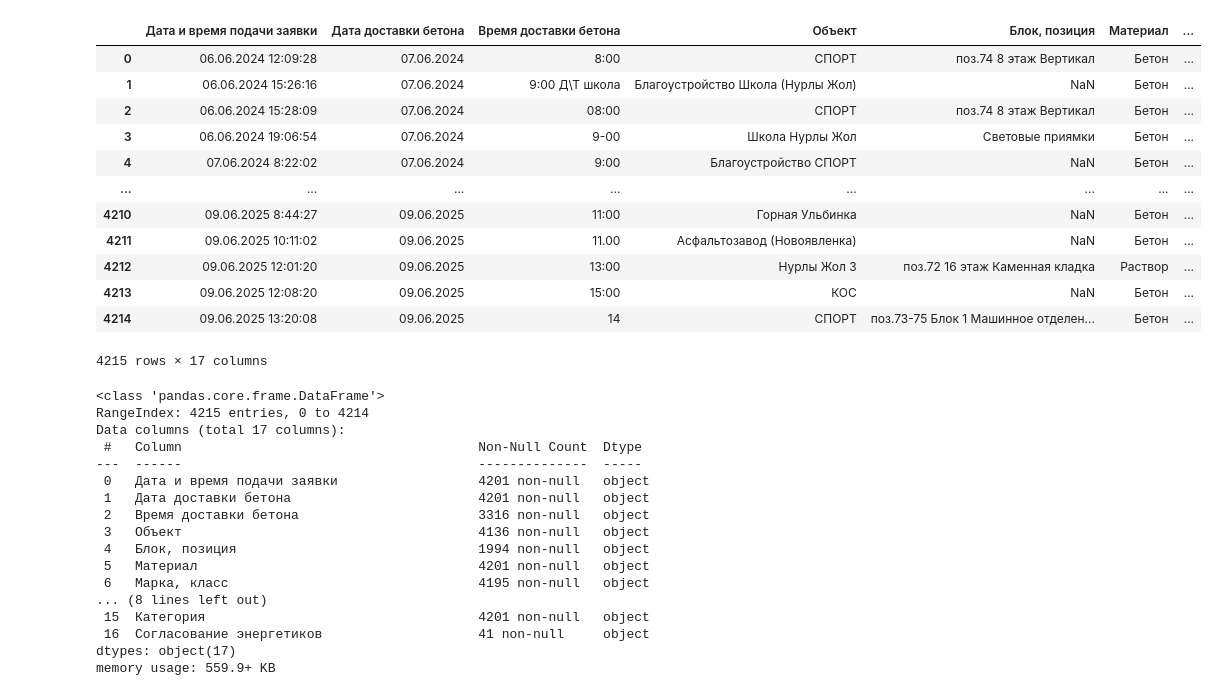
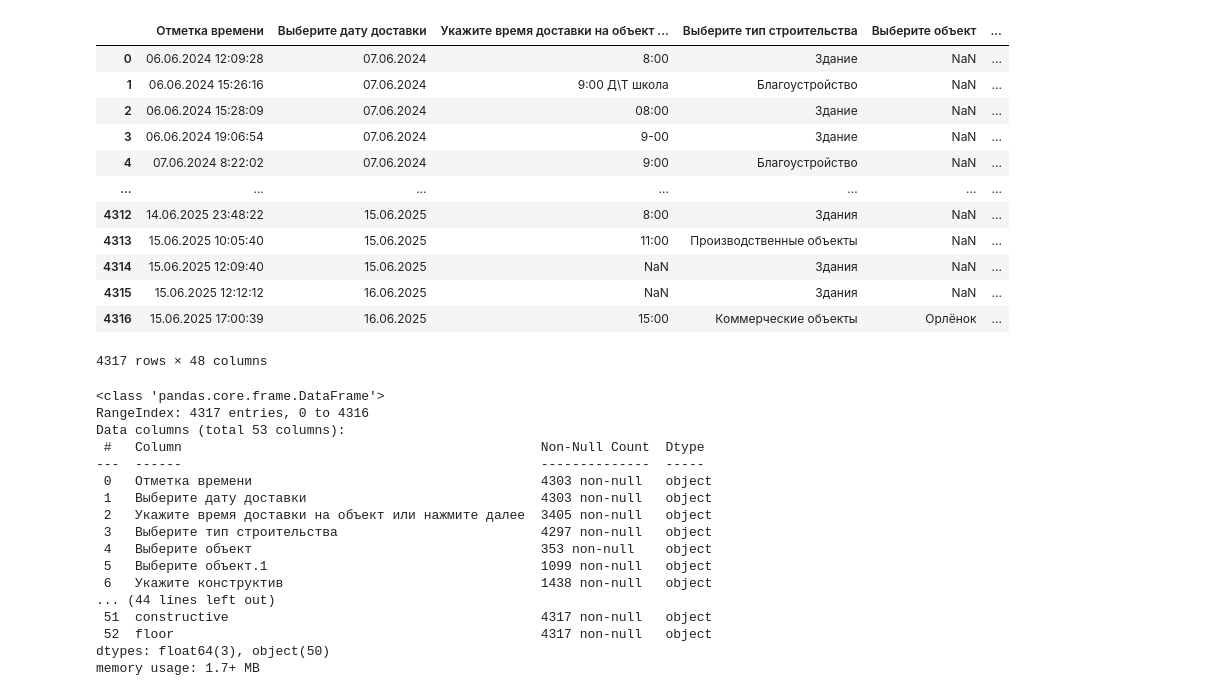
Before and after one commit to Andrefan1406/ds_projects, a Jupyter notebook: concrete_delays/Untitled.ipynb, the cells around one changed output. Cells and saved outputs as stored; diff of their text form; code cells hidden in the pictures.

```diff
--- a/concrete_delays/Untitled.ipynb
+++ b/concrete_delays/Untitled.ipynb
@@ -4,37 +3,37 @@ import re
 # %%
-df = pd.read_csv('https://docs.google.com/spreadsheets/d/e/2PACX-1vQYF7LcaaZJQNEdQ502p8vkRTnvXn2xUHENQdTwRL2zOgM26uAgnyfgxvbzjZVE7eY0W99Somk5FhTd/pub?gid=61989395&single=true&output=csv')
+df = pd.read_csv('https://docs.google.com/spreadsheets/d/e/2PACX-1vQYF7LcaaZJQNEdQ502p8vkRTnvXn2xUHENQdTwRL2zOgM26uAgnyfgxvbzjZVE7eY0W99Somk5FhTd/pub?gid=655205162&single=true&output=csv')
 df
 # %% [output]
-|  | Дата и время подачи заявки | Дата доставки бетона | Время доставки бетона | Объект | Блок, позиция | Материал | ... |
-| 0 | 06.06.2024 12:09:28 | 07.06.2024 | 8:00 | СПОРТ | поз.74 8 этаж Вертикал | Бетон | ... |
-| 1 | 06.06.2024 15:26:16 | 07.06.2024 | 9:00 Д\Т школа | Благоустройство Школа (Нурлы Жол) | NaN | Бетон | ... |
-| 2 | 06.06.2024 15:28:09 | 07.06.2024 | 08:00 | СПОРТ | поз.74 8 этаж Вертикал | Бетон | ... |
-| 3 | 06.06.2024 19:06:54 | 07.06.2024 | 9-00 | Школа Нурлы Жол | Световые приямки | Бетон | ... |
-| 4 | 07.06.2024 8:22:02 | 07.06.2024 | 9:00 | Благоустройство СПОРТ | NaN | Бетон | ... |
-| ... | ... | ... | ... | ... | ... | ... | ... |
-| 4210 | 09.06.2025 8:44:27 | 09.06.2025 | 11:00 | Горная Ульбинка | NaN | Бетон | ... |
-| 4211 | 09.06.2025 10:11:02 | 09.06.2025 | 11.00 | Асфальтозавод (Новоявленка) | NaN | Бетон | ... |
-| 4212 | 09.06.2025 12:01:20 | 09.06.2025 | 13:00 | Нурлы Жол 3 | поз.72 16 этаж Каменная кладка | Раствор | ... |
-| 4213 | 09.06.2025 12:08:20 | 09.06.2025 | 15:00 | КОС | NaN | Бетон | ... |
-| 4214 | 09.06.2025 13:20:08 | 09.06.2025 | 14 | СПОРТ | поз.73-75 Блок 1 Машинное отделен... | Бетон | ... |
+|  | Отметка времени | Выберите дату доставки | Укажите время доставки на объект ... | Выберите тип строительства | Выберите объект | ... |
+| 0 | 06.06.2024 12:09:28 | 07.06.2024 | 8:00 | Здание | NaN | ... |
+| 1 | 06.06.2024 15:26:16 | 07.06.2024 | 9:00 Д\Т школа | Благоустройство | NaN | ... |
+| 2 | 06.06.2024 15:28:09 | 07.06.2024 | 08:00 | Здание | NaN | ... |
+| 3 | 06.06.2024 19:06:54 | 07.06.2024 | 9-00 | Здание | NaN | ... |
+| 4 | 07.06.2024 8:22:02 | 07.06.2024 | 9:00 | Благоустройство | NaN | ... |
+| ... | ... | ... | ... | ... | ... | ... |
+| 4312 | 14.06.2025 23:48:22 | 15.06.2025 | 8:00 | Здания | NaN | ... |
+| 4313 | 15.06.2025 10:05:40 | 15.06.2025 | 11:00 | Производственные объекты | NaN | ... |
+| 4314 | 15.06.2025 12:09:40 | 15.06.2025 | NaN | Здания | NaN | ... |
+| 4315 | 15.06.2025 12:12:12 | 16.06.2025 | NaN | Здания | NaN | ... |
+| 4316 | 15.06.2025 17:00:39 | 16.06.2025 | 15:00 | Коммерческие объекты | Орлёнок | ... |
-4215 rows × 17 columns
+4317 rows × 48 columns
 # %%
 df.info()
 # %% [output]
 <class 'pandas.core.frame.DataFrame'>
-RangeIndex: 4215 entries, 0 to 4214
-Data columns (total 17 columns):
- #   Column                                      Non-Null Count  Dtype
----  ------                                      --------------  -----
- 0   Дата и время подачи заявки                  4201 non-null   object
- 1   Дата доставки бетона                        4201 non-null   object
- 2   Время доставки бетона                       3316 non-null   object
- 3   Объект                                      4136 non-null   object
- 4   Блок, позиция                               1994 non-null   object
- 5   Материал                                    4201 non-null   object
- 6   Марка, класс                                4195 non-null   object
-... (8 lines left out)
- 15  Категория                                   4201 non-null   object
- 16  Согласование энергетиков                    41 non-null     object
-dtypes: object(17)
-memory usage: 559.9+ KB
+RangeIndex: 4317 entries, 0 to 4316
+Data columns (total 53 columns):
+ #   Column                                              Non-Null Count  Dtype
+---  ------                                              --------------  -----
+ 0   Отметка времени                                     4303 non-null   object
+ 1   Выберите дату доставки                              4303 non-null   object
+ 2   Укажите время доставки на объект или нажмите далее  3405 non-null   object
+ 3   Выберите тип строительства                          4297 non-null   object
+ 4   Выберите объект                                     353 non-null    object
+ 5   Выберите объект.1                                   1099 non-null   object
+ 6   Укажите конструктив                                 1438 non-null   object
+... (44 lines left out)
+ 51  constructive                                        4317 non-null   object
+ 52  floor                                               4317 non-null   object
+dtypes: float64(3), object(50)
+memory usage: 1.7+ MB
```
Also changed, not shown: parts of 26 cells of this notebook.
